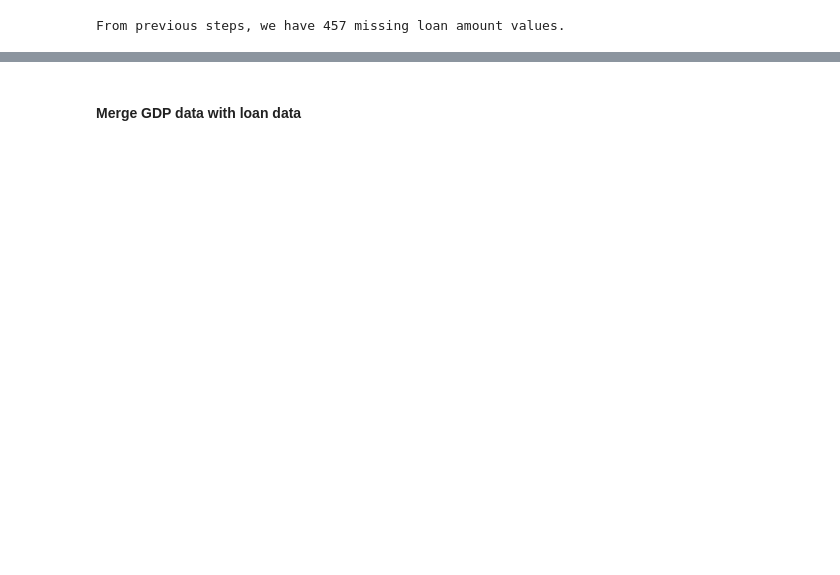
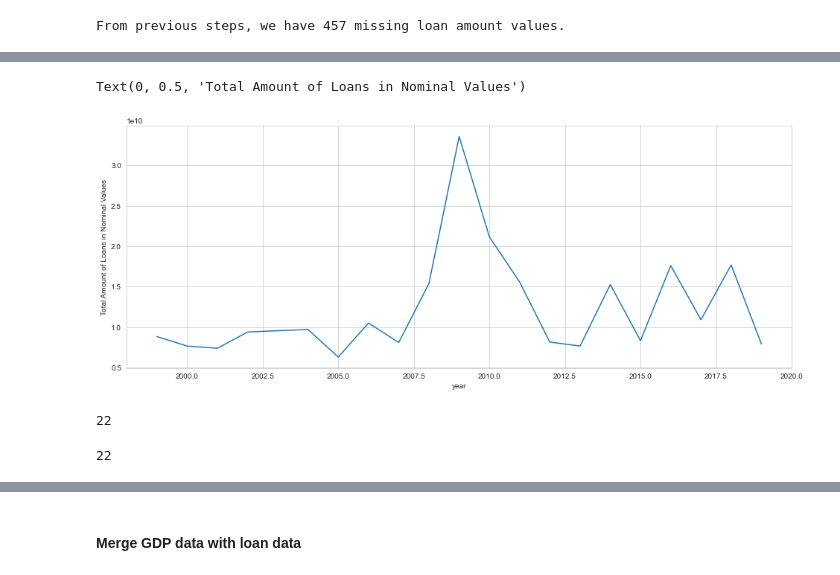
Before and after one commit to sliao7/Qarik-Project, a Jupyter notebook: GDP vs. Loan .ipynb, the cells around one changed output, grey strips where cells are left out. Saved outputs shown, nothing was run; the diff lists cells and outputs as text; code cells hidden in the pictures; blank space fills up the shorter version.

```diff
--- a/GDP vs. Loan .ipynb
+++ b/GDP vs. Loan .ipynb
@@ -198,0 +291,10 @@ df_cur.head()
+# %%
+from currency_converter import CurrencyConverter
+c = CurrencyConverter(fallback_on_missing_rate=True)
+# %%
+currency_in_usd = []
+for i in range(len(df_new2)):
+    date = datetime.date(df_new2['year'].iloc[i], df_new2['month'].iloc[i], df_new2['day'].iloc[i])
+    dollar = c.convert(df_new2['loan'].iloc[i], df_new2['currency'].iloc[i],'USD', date)
+    currency_in_usd.append(dollar)
+currency_in_usd[0:5]
@@ -198,0 +303,3 @@ df_cur.head()
+# %%
+df_new2['currency_in_usd'] = currency_in_usd
+df_new2.head()
@@ -198,0 +313,3 @@ df_cur.head()
+# %%
+df_new3 = df_new2[['year','country','currency_in_usd']]
+df_new3.head()
@@ -198,0 +333,7 @@ df_cur.head()
+# %%
+plt.figure(figsize = (16,6))
+df_new3.groupby('year')['currency_in_usd'].sum().plot()
+plt.ylabel('Total Amount of Loans in Nominal Values')
+# %% [output]
+Text(0, 0.5, 'Total Amount of Loans in Nominal Values')
+[figure, added]
@@ -198,0 +342,9 @@ df_cur.head()
+# %%
+len(cpi_list)
+# %% [output]
+22
+# %%
+year_list = [i for i in range(1999,2021)]
+len(year_list)
+# %% [output]
+22
```
Also changed, not shown: parts of 45 cells of this notebook.
